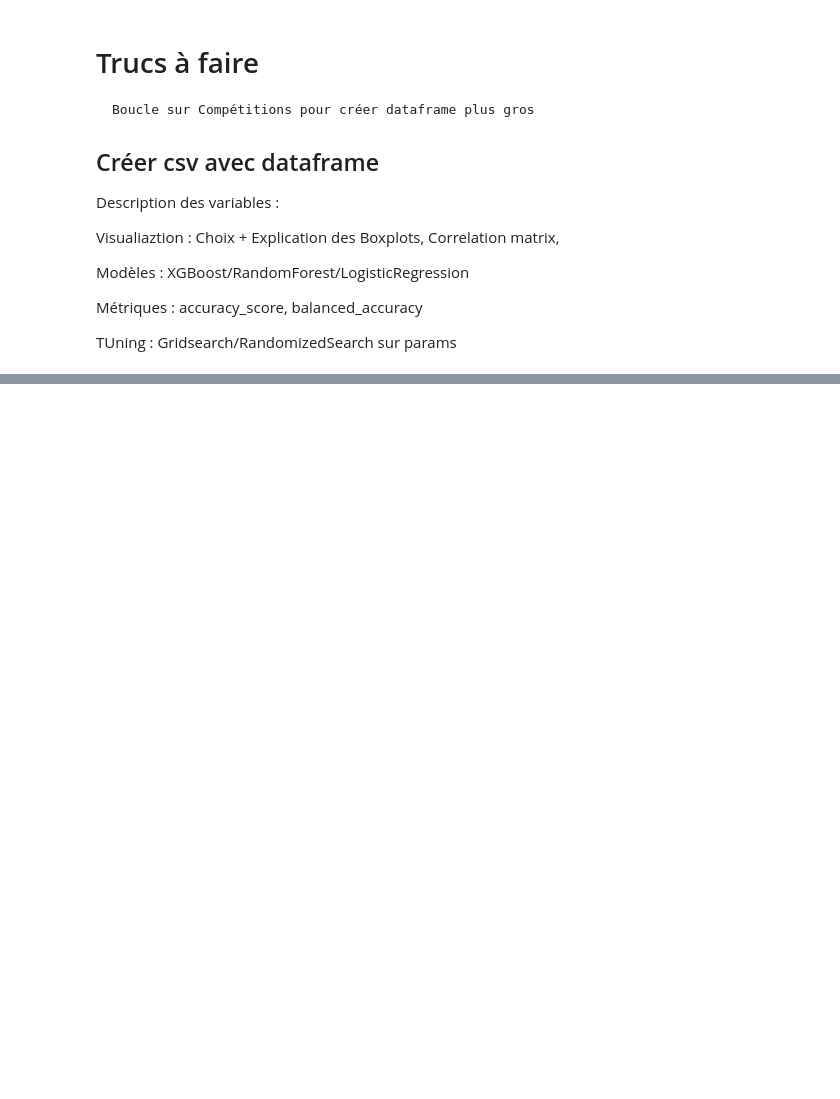
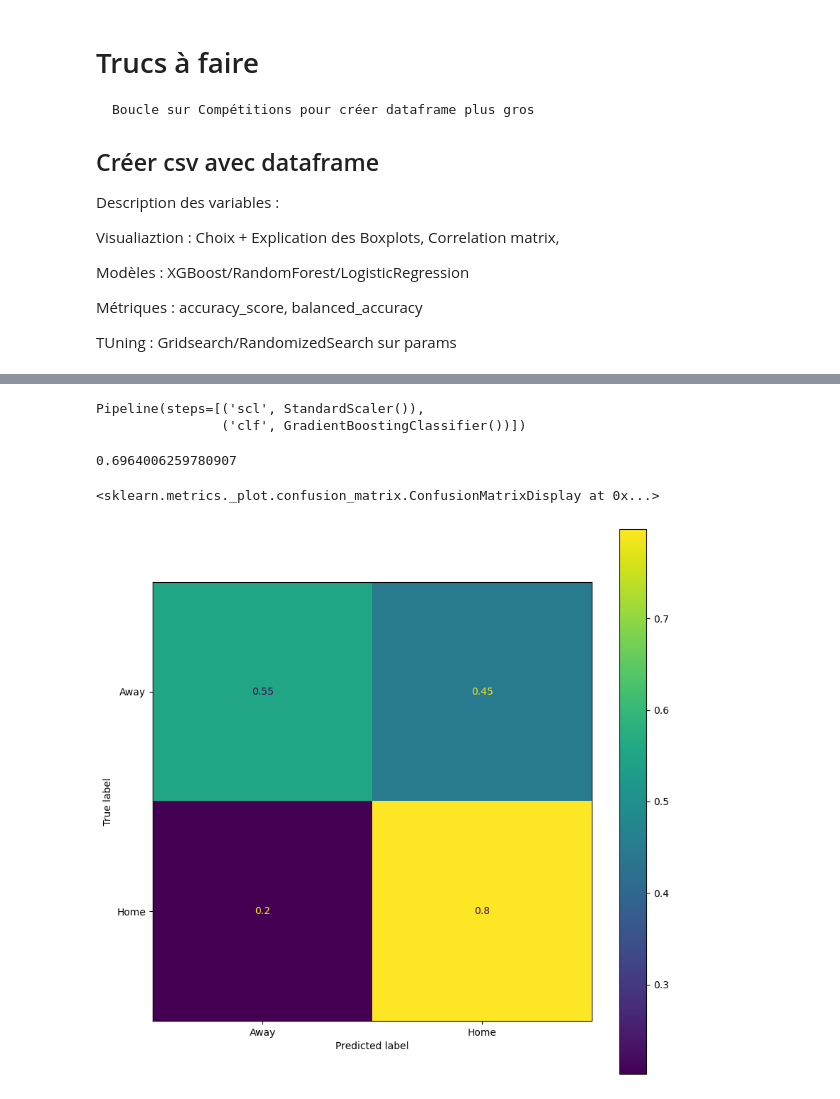
Before and after one commit to JorisCaudard/Algorithme-ML-Football-Match-results-Predictions-, a Jupyter notebook: matchResultPrediction.ipynb, the cells around one changed output, grey strips where cells are left out. Drawn from its saved outputs; the diff is of its cells as text; code cells hidden in the pictures; blank space fills up the shorter version.

Commit message:
Test bototom

```diff
--- a/matchResultPrediction.ipynb
+++ b/matchResultPrediction.ipynb
@@ -524,0 +531,33 @@ matchStats['target'].value_counts()
+# %%
+fullDataNoDraw = fullData[fullData.Result != 'Draw']
+# %%
+xTrainNoDraw, xTestNoDraw, yTrainNoDraw, yTestNoDraw = train_test_split(fullDataNoDraw.iloc[:,:-1], fullDataNoDraw['Result'], stratify= fullDataNoDraw['Result'], random_state=42)
+# %%
+###RandomForest Pipeline
+
+from sklearn.ensemble import RandomForestClassifier
+
+pipeRandomForestNoDraw = pipeline.Pipeline([
+    ('scl', StandardScaler()),
+    ('clf', RandomForestClassifier())
+])
+# %%
+pipeGradientBoosting.fit(xTrainNoDraw, yTrainNoDraw)
+# %% [output]
+Pipeline(steps=[('scl', StandardScaler()),
+                ('clf', GradientBoostingClassifier())])
+# %%
+yPredNoDraw = pipeRandomForestNoDraw.predict(xTestNoDraw)
+score = metrics.accuracy_score(yPredNoDraw, yTestNoDraw)
+# %%
+score
+# %% [output]
+0.6964006259780907
+# %%
+from sklearn.metrics import ConfusionMatrixDisplay
+
+fig,ax = plt.subplots(figsize=(10,10))
+ConfusionMatrixDisplay.from_predictions(yTestNoDraw, yPredNoDraw, ax=ax, normalize= 'true')
+# %% [output]
+<sklearn.metrics._plot.confusion_matrix.ConfusionMatrixDisplay at 0x...>
+[figure, added]
```
Also changed, not shown: parts of 4 cells of this notebook.
